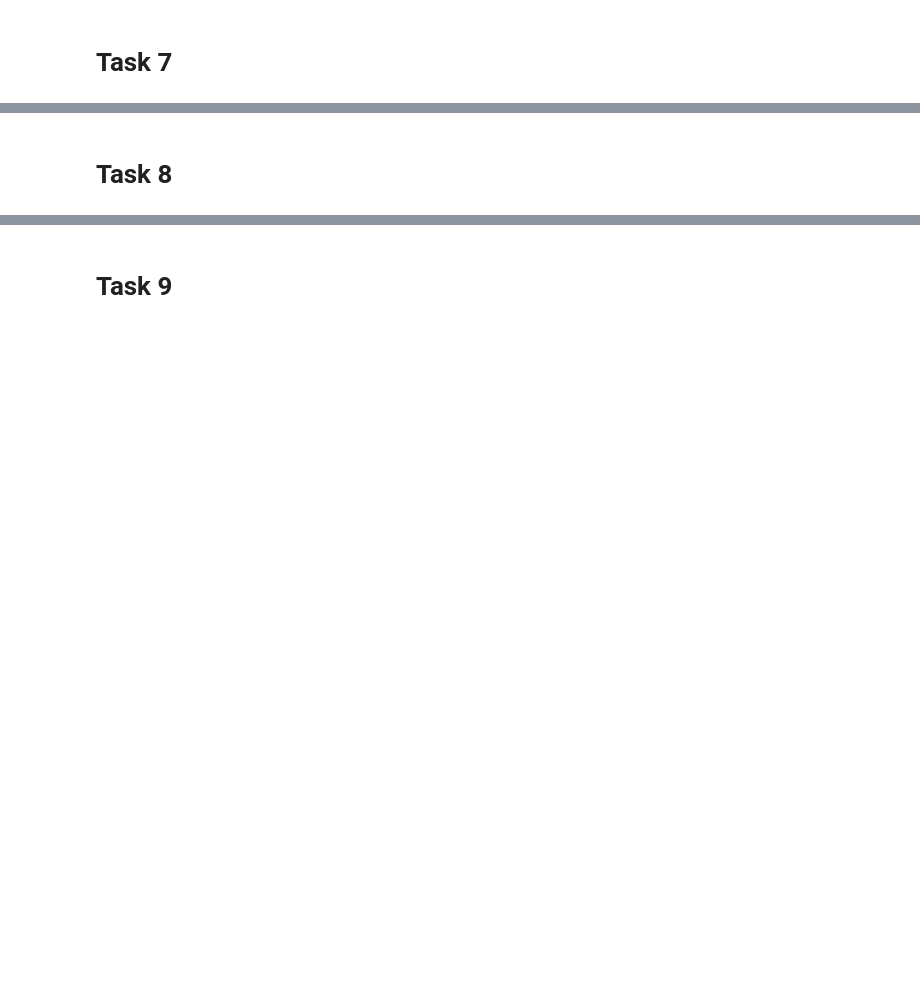
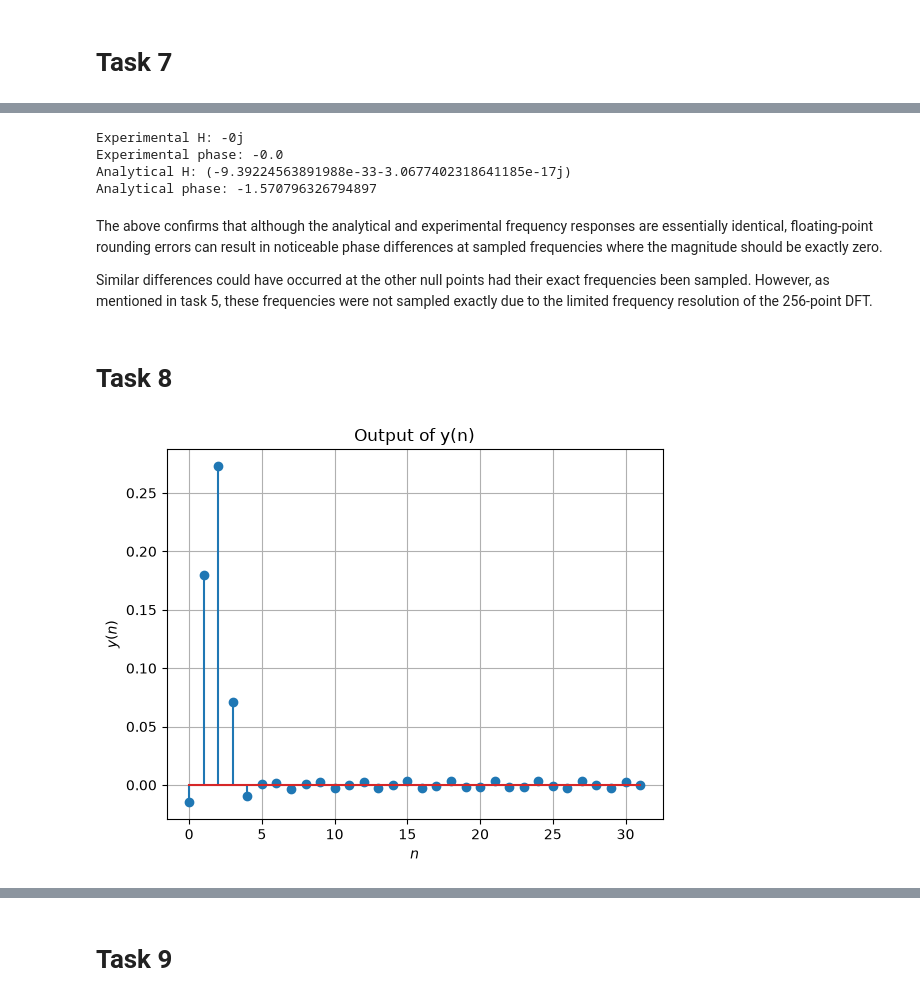
Before and after one commit to davgal27/Signal-Analysis, a Jupyter notebook: DSP-FIR-filter-freqresp/practical3.ipynb, the cells around one changed output, grey strips where cells are left out. Cells and saved outputs as stored; diff of their text form; code cells hidden in the pictures; blank space fills up the shorter version.

Commit message:
most of task 9 done

```diff
--- a/DSP-FIR-filter-freqresp/practical3.ipynb
+++ b/DSP-FIR-filter-freqresp/practical3.ipynb
@@ -175,9 +177,16 @@ plt.grid(True)
 plt.legend()
 plt.show()
 
+
+null_points = []
 for i in range(len(H)):
     if abs(H[i]) < 0.01 and w[i] <= 0:
         if abs(H[i]) < abs(H[i-1]) and abs(H[i]) < abs(H[(i+1) % len(H)]):
-            print(f"Null points are \u00B1 {abs(w[i])} rad/sample")
+            null_points.append(abs(w[i]))
+
+print("Therefore, the Null points are: ")
+
+for point in null_points:
+    print(f"    -> \u00b1{point} rad/sample")
 # %% [output]
 [figure]
@@ -200,2 +244,33 @@ Null points are ± 2.0371264863121317 rad/sample
+# %%
+print("Experimental H:", H[0])
+print("Experimental phase:", np.angle(H[0]))
+
+print("Analytical H:", H_analytical[0])
+print("Analytical phase:", np.angle(H_analytical[0]))
+# %% [output]
+Experimental H: -0j
+Experimental phase: -0.0
+Analytical H: (-9.39224563891988e-33-3.0677402318641185e-17j)
+Analytical phase: -1.570796326794897
+# %% [markdown]
+The above confirms that although the analytical and experimental frequency responses are essentially identical, floating-point rounding errors can result in noticeable phase differences at sampled frequencies where the magnitude should be exactly zero.
+
+Similar differences could have occurred at the other null points had their exact frequencies been sampled. However, as mentioned in task 5, these frequencies were not sampled exactly due to the limited frequency resolution of the 256-point DFT.
 # %% [markdown]
 # Task 8
+# %%
+w0 = min(null_points)
+x = np.cos(np.arange(32) * w0)
+
+y = filter(x)
+
+fig, ax = plt.subplots()
+n = np.arange(len(y))
+ax.stem(n, y)
+ax.set_xlabel('$n$')
+ax.set_ylabel('$y(n)$')
+plt.grid()
+plt.title("Output of y(n)")
+plt.show()
+# %% [output]
+[figure, added]
```
Also changed, not shown: parts of 22 cells of this notebook.
